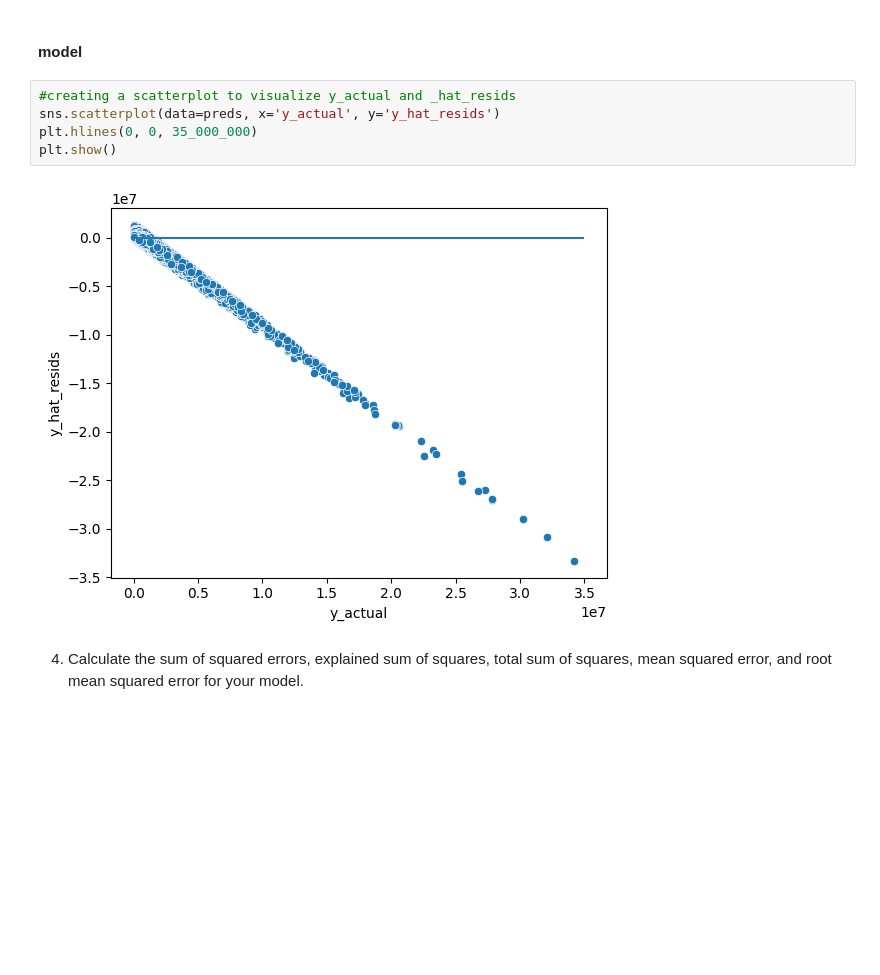
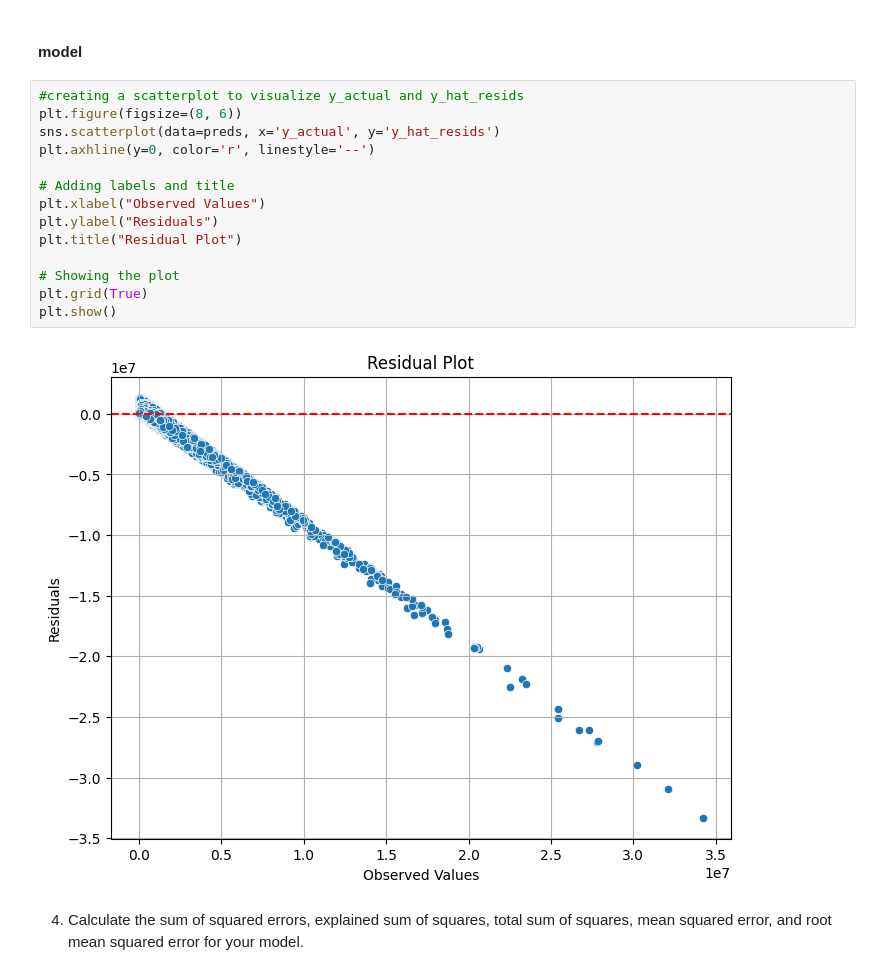
Before and after one commit to TheodoreQuansah/regression-exercises, a Jupyter notebook: evaluate.ipynb, the cells around one changed output. Cells and saved outputs as stored; diff of their text form; blank space fills up the shorter version.

```diff
--- a/evaluate.ipynb
+++ b/evaluate.ipynb
@@ -87,12 +98,21 @@ plt.show()
 # %% [markdown]
 #### model
-# %%
-#creating a scatterplot to visualize y_actual and _hat_resids
-sns.scatterplot(data=preds, x='y_actual', y='y_hat_resids')
-plt.hlines(0, 0, 35_000_000)
-plt.show()
-# %% [output]
-[figure, removed]
+# %%
+#creating a scatterplot to visualize y_actual and y_hat_resids
+plt.figure(figsize=(8, 6))
+sns.scatterplot(data=preds, x='y_actual', y='y_hat_resids')
+plt.axhline(y=0, color='r', linestyle='--')
+
+# Adding labels and title
+plt.xlabel("Observed Values")
+plt.ylabel("Residuals")
+plt.title("Residual Plot")
+
+# Showing the plot
+plt.grid(True)
+plt.show()
+# %% [output]
+[figure, added]
 # %% [markdown]
 4) Calculate the sum of squared errors, explained sum of squares, total sum of squares, mean squared error, and root mean squared error for your model.
 # %%
```
Also changed, not shown: parts of 17 cells of this notebook, 1 other file.
